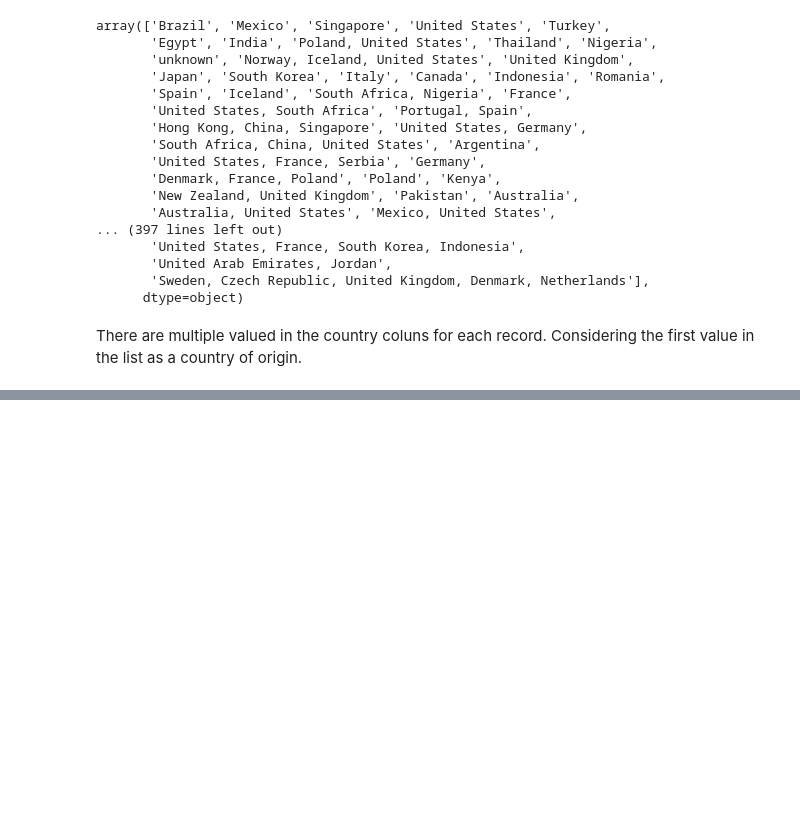
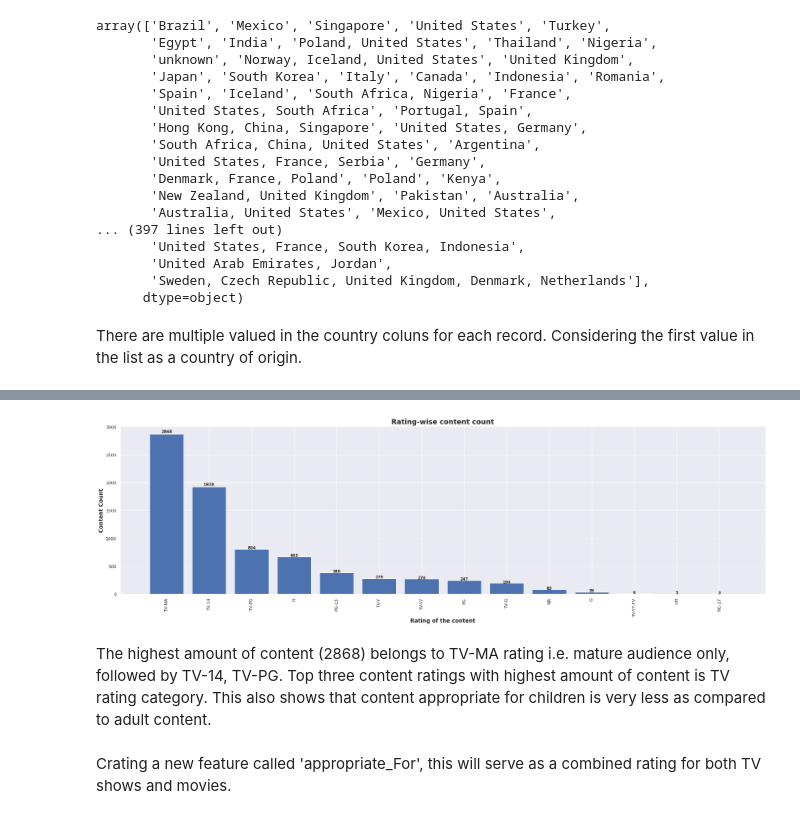
Before and after one commit to shetehm/NETFLIX-MOVIES-AND-TV-SHOWS-CLUSTERING, a Jupyter notebook: Individual_Colab_NETFLIX_MOVIES_AND_TV_SHOWS_CLUSTERING.ipynb, the cells around one changed output, grey strips where cells are left out. Cells and saved outputs as stored; diff of their text form; code cells hidden in the pictures; blank space fills up the shorter version.

```diff
--- a/Individual_Colab_NETFLIX_MOVIES_AND_TV_SHOWS_CLUSTERING.ipynb
+++ b/Individual_Colab_NETFLIX_MOVIES_AND_TV_SHOWS_CLUSTERING.ipynb
@@ -337,0 +378,32 @@ for p in graph:
+# %%
+#Visualization: Rating-wise content count
+data= netflix_df.groupby('rating')['show_id'].count().sort_values(ascending=False).reset_index()
+
+plt.figure(figsize=(30,8))
+graph = plt.bar(data['rating'], data['show_id'])
+
+plt.title('Rating-wise content count', weight='bold', fontsize= 18)
+plt.xlabel('Rating of the content', weight='bold', fontsize= 14)
+plt.ylabel('Content Count', weight='bold', fontsize= 14)
+plt.xticks(data['rating'], rotation= 90)
+labels= []
+for item in data['show_id']:
+  labels.append(item)
+
+i = 0
+for p in graph:
+    width = p.get_width()
+    height = p.get_height()
+    x, y = p.get_xy()
+    plt.text(x+width/2,
+             y+height*1.01,
+             str(labels[i]),
+             ha='center',
+             weight='bold', fontsize=10)
+    i+=1
+# %% [output]
+[figure, added]
+# %% [markdown]
+The highest amount of content (2868) belongs to TV-MA rating i.e. mature audience only, followed by TV-14, TV-PG. Top three content ratings with highest amount of content is TV rating category. This also shows that content appropriate for children is very less as compared to adult content.
+# %% [markdown]
+Crating a new feature called 'appropriate_For', this will serve as a combined rating for both TV shows and movies.
```
Also changed, not shown: parts of 19 cells of this notebook.
